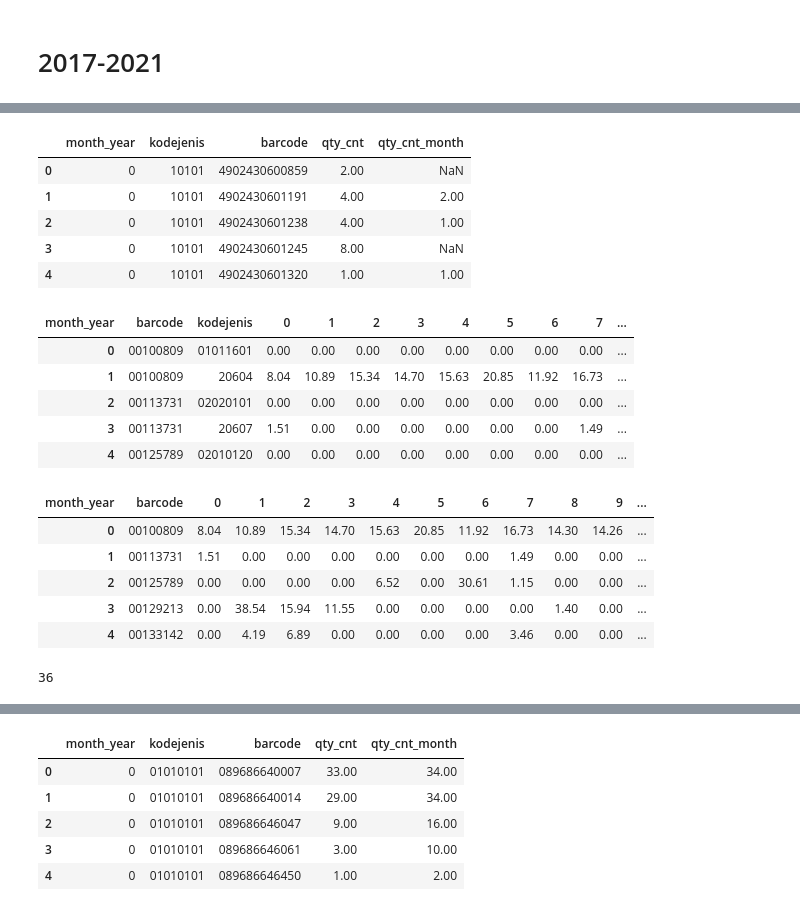
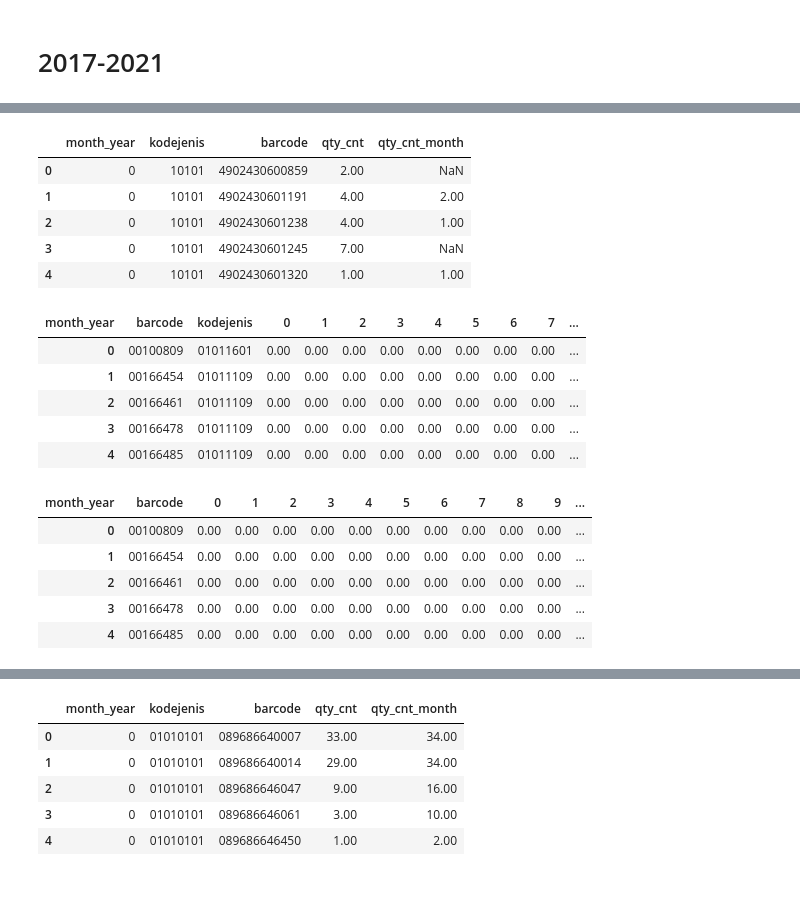
Before and after one commit to diegoray/sales-prediction-gru, a Jupyter notebook: ipynb/setup-dataset.ipynb, the cells around one changed output, grey strips where cells are left out. Cells and saved outputs as stored; diff of their text form; code cells hidden in the pictures.

```diff
--- a/ipynb/setup-dataset.ipynb
+++ b/ipynb/setup-dataset.ipynb
@@ -63,3 +717,9 @@ df2022 = pd.read_csv('./data-2022-renew.csv', parse_dates=['tgl'])
+# %%
+df2017 = pd.read_csv('./data-2017-renew.csv', parse_dates=['tgl'])
+df2018 = pd.read_csv('./data-2018-renew.csv', parse_dates=['tgl'])
+df2019 = pd.read_csv('./data-2019-renew.csv', parse_dates=['tgl'])
+df2020 = pd.read_csv('./data-2020-renew.csv', parse_dates=['tgl'])
+df2021 = pd.read_csv('./data-2021-renew.csv', parse_dates=['tgl'])
 # %%
 # get unique kategori value
 
@@ -93,11 +751,11 @@ kategori_name_df = pd.DataFrame(kategori_remove_name)
 # kategori_name_df.to_csv('kategori_delist.csv', index=False)
 # %%
 # drop unnecessary column
-df2017 = df2017.drop(['notxn', 'nonota', 'hargajual', 'hargabeli', 'diskon', 'hargaafterdiskon', 'subtotal', 'kodeop', 'isbkp', 'kodecustomer', 'iddistributor', 'idpromo', 'iddivisi', 'kodedepartemen', 'departemen', 'namaop', 'kodedivisibarang', 'divisibarang'], axis=1)
-df2018 = df2018.drop(['notxn', 'nonota', 'hargajual', 'hargabeli', 'diskon', 'hargaafterdiskon', 'subtotal', 'kodeop', 'isbkp', 'kodecustomer', 'iddistributor', 'idpromo', 'iddivisi', 'kodedepartemen', 'departemen', 'namaop', 'kodedivisibarang', 'divisibarang'], axis=1)
-df2019 = df2019.drop(['notxn', 'nonota', 'hargajual', 'hargabeli', 'diskon', 'hargaafterdiskon', 'subtotal', 'kodeop', 'isbkp', 'kodecustomer', 'iddistributor', 'idpromo', 'iddivisi', 'kodedepartemen', 'departemen', 'namaop', 'kodedivisibarang', 'divisibarang'], axis=1)
-df2020 = df2020.drop(['notxn', 'nonota', 'hargajual', 'hargabeli', 'diskon', 'hargaafterdiskon', 'subtotal', 'kodeop', 'isbkp', 'kodecustomer', 'iddistributor', 'idpromo', 'iddivisi', 'kodedepartemen', 'departemen', 'namaop', 'kodedivisibarang', 'divisibarang'], axis=1)
-df2021 = df2021.drop(['notxn', 'nonota', 'hargajual', 'hargabeli', 'diskon', 'hargaafterdiskon', 'subtotal', 'kodeop', 'isbkp', 'kodecustomer', 'iddistributor', 'idpromo', 'iddivisi', 'kodedepartemen', 'departemen', 'namaop', 'kodedivisibarang', 'divisibarang'], axis=1)
+df2017 = df2017.drop(['notxn', 'nonota', 'hargajual', 'hargabeli', 'diskon', 'hargaafterdiskon', 'subtotal', 'kodeop', 'isbkp', 'iddistributor', 'idpromo', 'iddivisi', 'kodedepartemen', 'departemen', 'namaop', 'kodedivisibarang', 'divisibarang'], axis=1)
+df2018 = df2018.drop(['notxn', 'nonota', 'hargajual', 'hargabeli', 'diskon', 'hargaafterdiskon', 'subtotal', 'kodeop', 'isbkp', 'iddistributor', 'idpromo', 'iddivisi', 'kodedepartemen', 'departemen', 'namaop', 'kodedivisibarang', 'divisibarang'], axis=1)
+df2019 = df2019.drop(['notxn', 'nonota', 'hargajual', 'hargabeli', 'diskon', 'hargaafterdiskon', 'subtotal', 'kodeop', 'isbkp', 'iddistributor', 'idpromo', 'iddivisi', 'kodedepartemen', 'departemen', 'namaop', 'kodedivisibarang', 'divisibarang'], axis=1)
+df2020 = df2020.drop(['notxn', 'nonota', 'hargajual', 'hargabeli', 'diskon', 'hargaafterdiskon', 'subtotal', 'kodeop', 'isbkp', 'iddistributor', 'idpromo', 'iddivisi', 'kodedepartemen', 'departemen', 'namaop', 'kodedivisibarang', 'divisibarang'], axis=1)
+df2021 = df2021.drop(['notxn', 'nonota', 'hargajual', 'hargabeli', 'diskon', 'hargaafterdiskon', 'subtotal', 'kodeop', 'isbkp', 'iddistributor', 'idpromo', 'iddivisi', 'kodedepartemen', 'departemen', 'namaop', 'kodedivisibarang', 'divisibarang'], axis=1)
 # %%
 # concat 5 dataframe to single df
 df = pd.concat([df2017, df2018, df2019, df2020, df2021]).reset_index(drop=True)
@@ -121,3 +779,10 @@ df.head(10)
+# %%
+# drop unnesecary value from dataset
+df = df[df['kodecustomer'].isin(['CU00000001'])].reset_index(drop=True)
+df = df[~df['barcode'].isin(['56101','56102','56103','56104'])].reset_index(drop=True)
+df = df[~df['namabarang'].str.contains('JASA PENDINGIN')].reset_index(drop=True)
+df = df[~df['kategori'].str.contains('Toys', na=False)].reset_index(drop=True)
+df = df[~df['namabarang'].str.contains('ZANDILAC')].reset_index(drop=True)
 # %%
 # create new column named "month_year" to get number of month and year
 df['month_year'] = df['tgl'].apply(lambda x: x.strftime('%m-%y')).astype(str)
@@ -131,7 +796,7 @@ df['month_year'] = df['month_year'].map({'01-17':0,'02-17':1,'03-17':2,'04-17':3
                                           '01-21':48,'02-21':49,'03-21':50,'04-21':51,'05-21':52,'06-21':53,'07-21':54,'08-21':55,'09-21':56,'10-21':57,'11-21':58,'12-21':59})
 # %%
 # drop unnecessary kategori #tidak diremove
-# df = df[~df['kategori'].isin(kategori_remove_name)].reset_index(drop=True)
+df = df[~df['kategori'].isin(kategori_remove_name)].reset_index(drop=True)
 # %%
 display(df.info())
 display(df.head())
@@ -176,19 +830,19 @@ None
 # %%
 train_monthly = df[['tgl', 'month_year', 'kodejenis', 'barcode', 'qty']].copy()
 train_monthly = train_monthly.sort_values('tgl').groupby(['month_year', 'kodejenis', 'barcode'], as_index=False)
 train_monthly = train_monthly.agg({'qty':['sum']})
 train_monthly.columns = ['month_year', 'kodejenis', 'barcode', 'qty_cnt']
-train_monthly = train_monthly.query('qty_cnt > 0 and qty_cnt <= 50')
+train_monthly = train_monthly.query('qty_cnt > 0')
 
 train_monthly['qty_cnt_month'] = train_monthly.sort_values('month_year').groupby(['barcode', 'kodejenis'])['qty_cnt'].shift(-1)
 
 display(train_monthly.head())
 # %% [output]
 |  | month_year | kodejenis | barcode | qty_cnt | qty_cnt_month |
 | 0 | 0 | 10101 | 4902430600859 | 2.00 | NaN |
 | 1 | 0 | 10101 | 4902430601191 | 4.00 | 2.00 |
 | 2 | 0 | 10101 | 4902430601238 | 4.00 | 1.00 |
-| 3 | 0 | 10101 | 4902430601245 | 8.00 | NaN |
+| 3 | 0 | 10101 | 4902430601245 | 7.00 | NaN |
 | 4 | 0 | 10101 | 4902430601320 | 1.00 | 1.00 |
 # %%
 monthly_series = train_monthly.pivot_table(index=['barcode', 'kodejenis'], columns='month_year',values='qty_cnt', fill_value=0).reset_index()
@@ -196,10 +850,10 @@ monthly_series.head()
 # %% [output]
 | month_year | barcode | kodejenis | 0 | 1 | 2 | 3 | 4 | 5 | 6 | 7 | ... |
 | 0 | 00100809 | 01011601 | 0.00 | 0.00 | 0.00 | 0.00 | 0.00 | 0.00 | 0.00 | 0.00 | ... |
-| 1 | 00100809 | 20604 | 8.04 | 10.89 | 15.34 | 14.70 | 15.63 | 20.85 | 11.92 | 16.73 | ... |
-| 2 | 00113731 | 02020101 | 0.00 | 0.00 | 0.00 | 0.00 | 0.00 | 0.00 | 0.00 | 0.00 | ... |
-| 3 | 00113731 | 20607 | 1.51 | 0.00 | 0.00 | 0.00 | 0.00 | 0.00 | 0.00 | 1.49 | ... |
-| 4 | 00125789 | 02010120 | 0.00 | 0.00 | 0.00 | 0.00 | 0.00 | 0.00 | 0.00 | 0.00 | ... |
+| 1 | 00166454 | 01011109 | 0.00 | 0.00 | 0.00 | 0.00 | 0.00 | 0.00 | 0.00 | 0.00 | ... |
+| 2 | 00166461 | 01011109 | 0.00 | 0.00 | 0.00 | 0.00 | 0.00 | 0.00 | 0.00 | 0.00 | ... |
+| 3 | 00166478 | 01011109 | 0.00 | 0.00 | 0.00 | 0.00 | 0.00 | 0.00 | 0.00 | 0.00 | ... |
+| 4 | 00166485 | 01011109 | 0.00 | 0.00 | 0.00 | 0.00 | 0.00 | 0.00 | 0.00 | 0.00 | ... |
 # %%
 monthly_series_drop = monthly_series.drop(['kodejenis'], axis=1)
 # %%
@@ -207,15 +861,11 @@ summed_data = monthly_series_drop.groupby('barcode').agg('sum').reset_index(Fals
 summed_data.head()
 # %% [output]
 | month_year | barcode | 0 | 1 | 2 | 3 | 4 | 5 | 6 | 7 | 8 | 9 | ... |
-| 0 | 00100809 | 8.04 | 10.89 | 15.34 | 14.70 | 15.63 | 20.85 | 11.92 | 16.73 | 14.30 | 14.26 | ... |
-| 1 | 00113731 | 1.51 | 0.00 | 0.00 | 0.00 | 0.00 | 0.00 | 0.00 | 1.49 | 0.00 | 0.00 | ... |
-| 2 | 00125789 | 0.00 | 0.00 | 0.00 | 0.00 | 6.52 | 0.00 | 30.61 | 1.15 | 0.00 | 0.00 | ... |
-| 3 | 00129213 | 0.00 | 38.54 | 15.94 | 11.55 | 0.00 | 0.00 | 0.00 | 0.00 | 1.40 | 0.00 | ... |
-| 4 | 00133142 | 0.00 | 4.19 | 6.89 | 0.00 | 0.00 | 0.00 | 0.00 | 3.46 | 0.00 | 0.00 | ... |
+| 0 | 00100809 | 0.00 | 0.00 | 0.00 | 0.00 | 0.00 | 0.00 | 0.00 | 0.00 | 0.00 | 0.00 | ... |
+| 1 | 00166454 | 0.00 | 0.00 | 0.00 | 0.00 | 0.00 | 0.00 | 0.00 | 0.00 | 0.00 | 0.00 | ... |
+| 2 | 00166461 | 0.00 | 0.00 | 0.00 | 0.00 | 0.00 | 0.00 | 0.00 | 0.00 | 0.00 | 0.00 | ... |
+| 3 | 00166478 | 0.00 | 0.00 | 0.00 | 0.00 | 0.00 | 0.00 | 0.00 | 0.00 | 0.00 | 0.00 | ... |
+| 4 | 00166485 | 0.00 | 0.00 | 0.00 | 0.00 | 0.00 | 0.00 | 0.00 | 0.00 | 0.00 | 0.00 | ... |
-# %%
-12+12+12 #kurang 1 karena bulan terakhir 59
-# %% [output]
-36
 # %%
 first_month = 0
 last_month = 59
```
Also changed, not shown: parts of 140 cells of this notebook, 26 other files.
